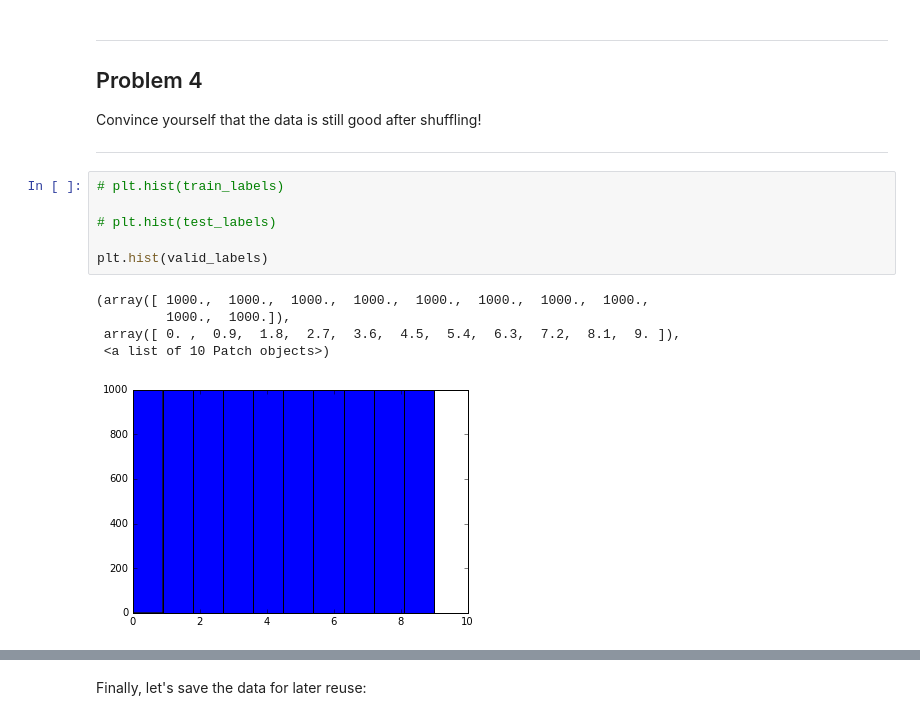
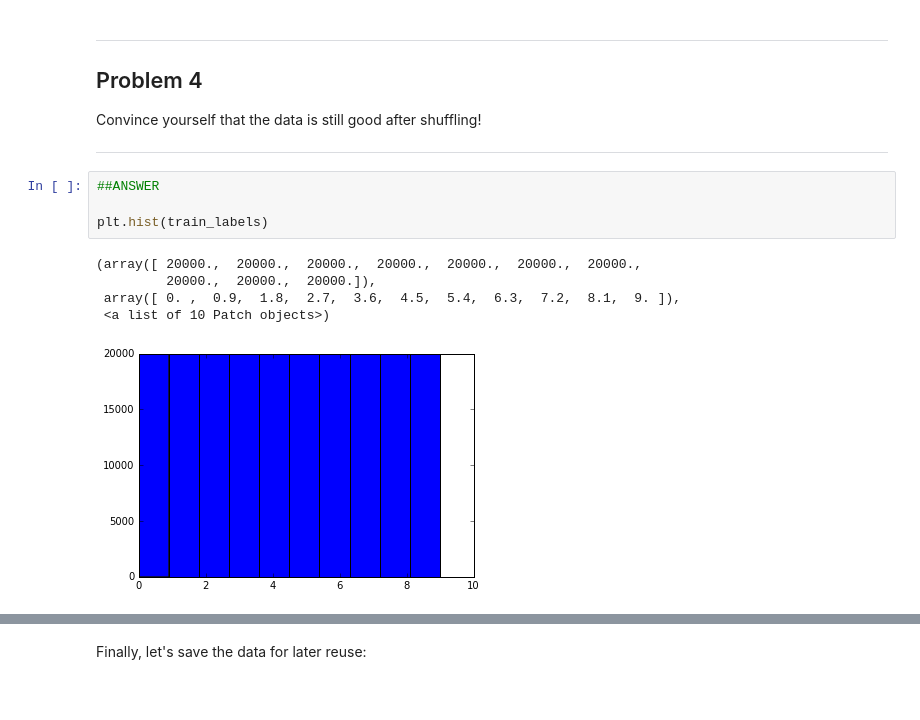
Before and after one commit to tealeeseng/udacity.com, a Jupyter notebook: DeepLearning/udacity/1_notmnist.ipynb, the cells around one changed output, grey strips where cells are left out. Saved outputs shown, nothing was run; the diff lists cells and outputs as text.

```diff
--- a/DeepLearning/udacity/1_notmnist.ipynb
+++ b/DeepLearning/udacity/1_notmnist.ipynb
@@ -356,14 +357,12 @@ Convince yourself that the data is still good after shuffling!
 
 ---
 # %%
-# plt.hist(train_labels)
+##ANSWER
 
-# plt.hist(test_labels)
-
-plt.hist(valid_labels)
+plt.hist(train_labels)
 # %% [output]
-(array([ 1000.,  1000.,  1000.,  1000.,  1000.,  1000.,  1000.,  1000.,
-         1000.,  1000.]),
+(array([ 20000.,  20000.,  20000.,  20000.,  20000.,  20000.,  20000.,
+         20000.,  20000.,  20000.]),
  array([ 0. ,  0.9,  1.8,  2.7,  3.6,  4.5,  5.4,  6.3,  7.2,  8.1,  9. ]),
  <a list of 10 Patch objects>)
-[figure, old version]
+[figure, new version]
```
Also changed, not shown: parts of 10 cells of this notebook.
